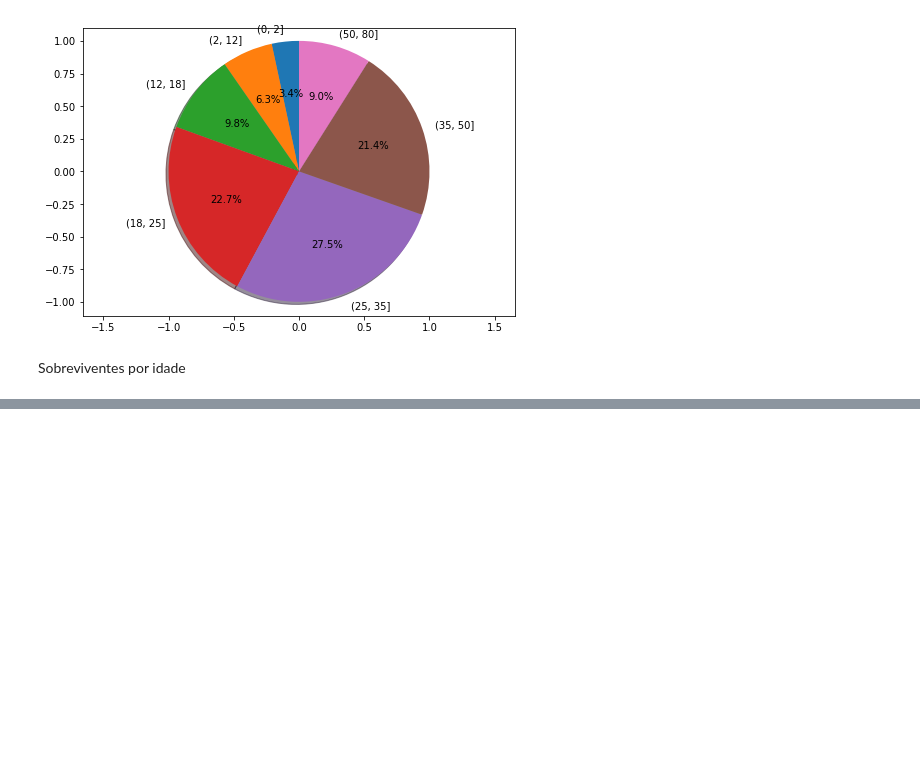
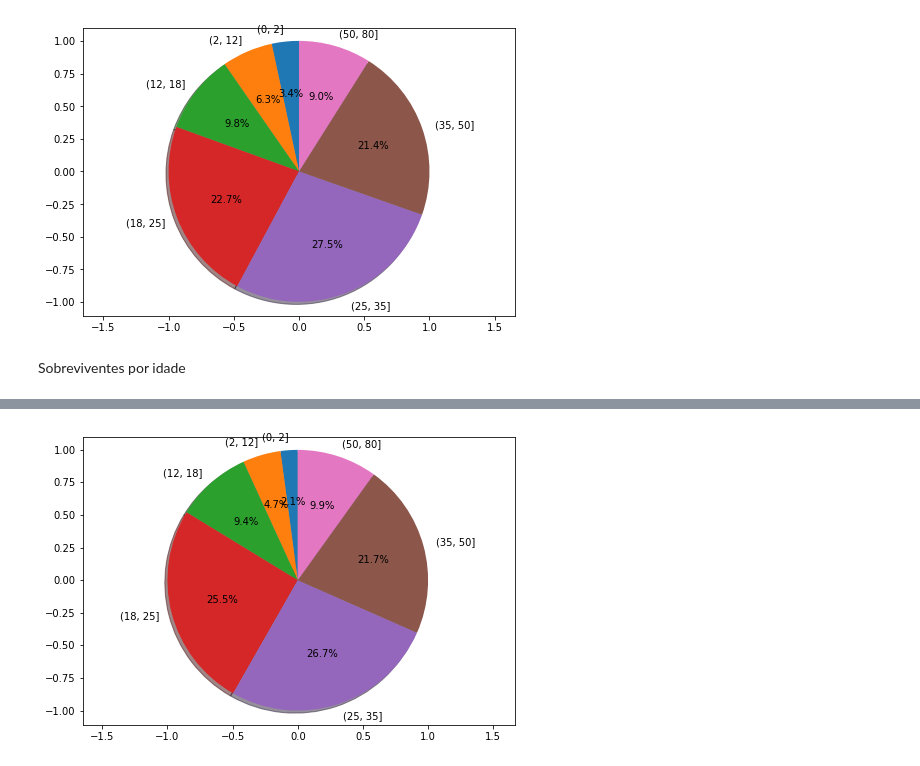
Before and after one commit to willsoares/Unifal_AED, a Jupyter notebook: titanic-aed.ipynb, the cells around one changed output, grey strips where cells are left out. Drawn from its saved outputs; the diff is of its cells as text; code cells hidden in the pictures; blank space fills up the shorter version.

```diff
--- a/titanic-aed.ipynb
+++ b/titanic-aed.ipynb
@@ -30,9 +33,17 @@ survived = train[train['Survived'] == 1]
 maleSurvived = survived[survived['Sex'] == 'male']
 femaleSurvived = survived[survived['Sex'] == 'female']
 
+dead = train[train['Survived'] == 0]
+maleDead = dead[dead['Sex'] == 'male']
+femaleDead = dead[dead['Sex'] == 'female']
+
 qtdSurvived = len(survived.index)
 qtdMaleSurvived = len(maleSurvived.index)
 qtdFemaleSurvived = len(femaleSurvived.index)
+
+qtdDead = len(dead.index)
+qtdMaleDead = len(maleDead.index)
+qtdFemaleDead = len(femaleDead.index)
 
 fig = plt.figure()
 ax = fig.add_axes([0,0,1,1])
@@ -320,0 +157,21 @@ submission.to_csv('titanic_submission.csv', header = True, index = False)
+# %%
+idadeMortos = dead['Age'].astype(float).groupby(pd.cut(dead['Age'].astype(float), range)).count()
+
+fig = plt.figure()
+ax = fig.add_axes([0,0,1,1])
+ax.axis('equal')
+values = idadeMortos.to_numpy()
+legenda=[
+    '(0, 2]',
+    '(2, 12]',
+    '(12, 18]',
+    '(18, 25]',
+    '(25, 35]',
+    '(35, 50]',
+    '(50, 80]'
+]
+ax.pie(values, labels=legenda, shadow=True, autopct='%1.1f%%', startangle=90, frame = True)
+
+plt.show()
+# %% [output]
+[figure, added]
```
Also changed, not shown: parts of 60 cells of this notebook.
